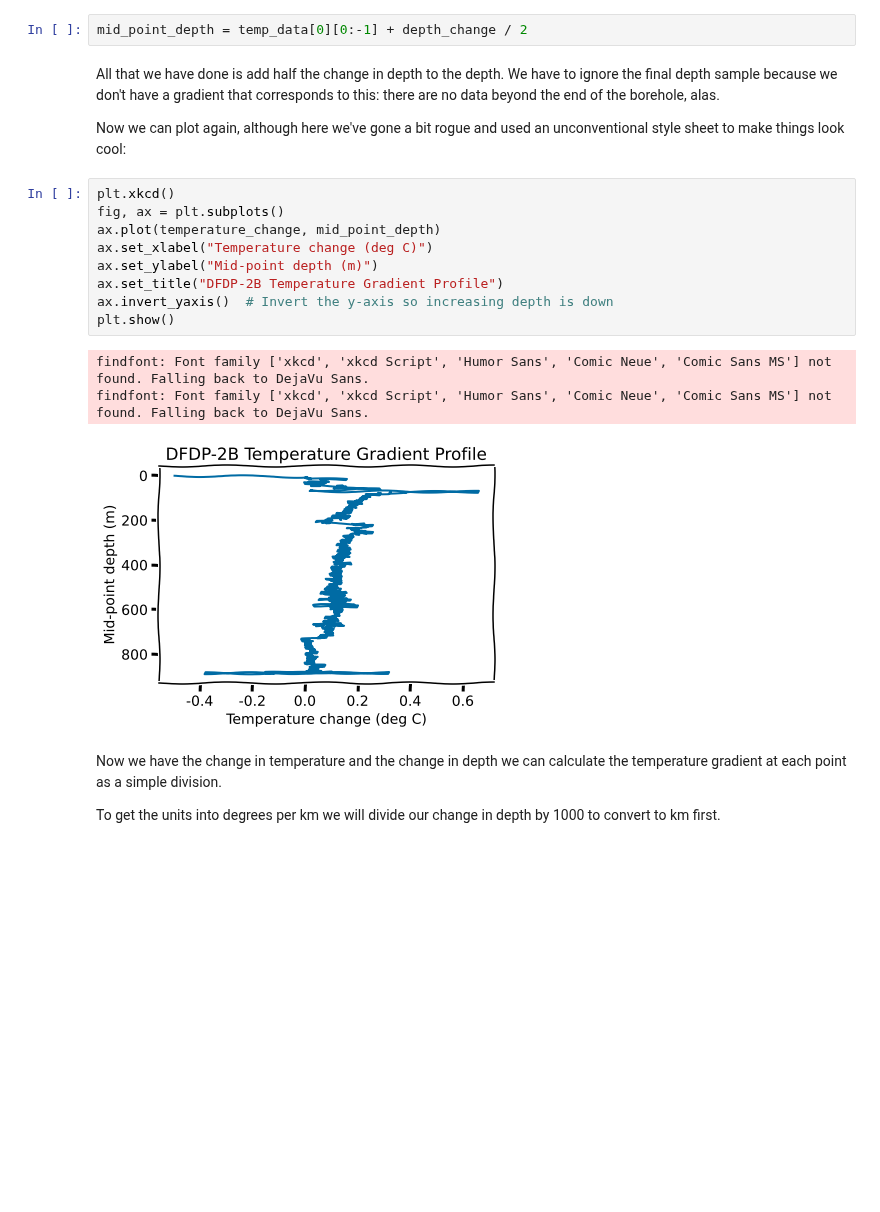
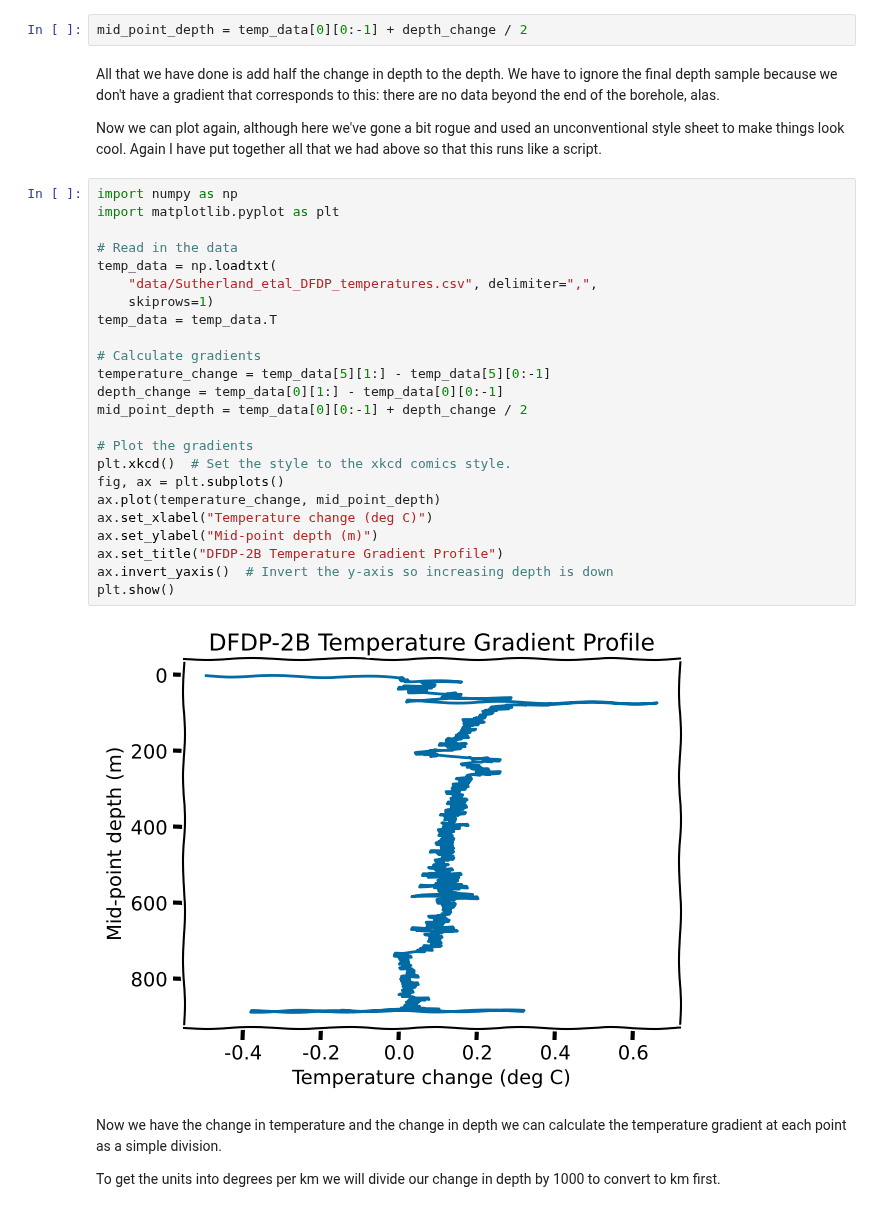
Before and after one commit to calum-chamberlain/ESCI451-Python, a Jupyter notebook: ESCI451_Module_2A.ipynb, the cells around one changed output. Cells and saved outputs as stored; diff of their text form; blank space fills up the shorter version.

```diff
--- a/ESCI451_Module_2A.ipynb
+++ b/ESCI451_Module_2A.ipynb
@@ -996,20 +1005,33 @@ mid_point_depth = temp_data[0][0:-1] + depth_change / 2
 All that we have done is add half the change in depth to the depth. We have to ignore the final depth sample because
 we don't have a gradient that corresponds to this: there are no data beyond the end of the borehole, alas.
 
-Now we can plot again, although here we've gone a bit rogue and used an unconventional style sheet to make things look cool:
+Now we can plot again, although here we've gone a bit rogue and used an unconventional style sheet to make things look cool. Again I have put together all that we had above so that this runs like a script.
 # %%
-plt.xkcd()
+import numpy as np
+import matplotlib.pyplot as plt
+
+# Read in the data
+temp_data = np.loadtxt(
+    "data/Sutherland_etal_DFDP_temperatures.csv", delimiter=",",
+    skiprows=1)
+temp_data = temp_data.T
+
+# Calculate gradients
+temperature_change = temp_data[5][1:] - temp_data[5][0:-1]
+depth_change = temp_data[0][1:] - temp_data[0][0:-1]
+mid_point_depth = temp_data[0][0:-1] + depth_change / 2
+
+# Plot the gradients
+plt.xkcd()  # Set the style to the xkcd comics style.
 fig, ax = plt.subplots()
 ax.plot(temperature_change, mid_point_depth)
 ax.set_xlabel("Temperature change (deg C)")
 ax.set_ylabel("Mid-point depth (m)")
 ax.set_title("DFDP-2B Temperature Gradient Profile")
 ax.invert_yaxis()  # Invert the y-axis so increasing depth is down
 plt.show()
 # %% [output]
-findfont: Font family ['xkcd', 'xkcd Script', 'Humor Sans', 'Comic Neue', 'Comic Sans MS'] not found. Falling back to DejaVu Sans.
-findfont: Font family ['xkcd', 'xkcd Script', 'Humor Sans', 'Comic Neue', 'Comic Sans MS'] not found. Falling back to DejaVu Sans.
-[figure, old version]
+[figure, new version]
 # %% [markdown]
 Now we have the change in temperature and the change in depth we can calculate the temperature gradient at each point as a simple
 division.
```
Also changed, not shown: parts of 24 cells of this notebook, 8 other files.
